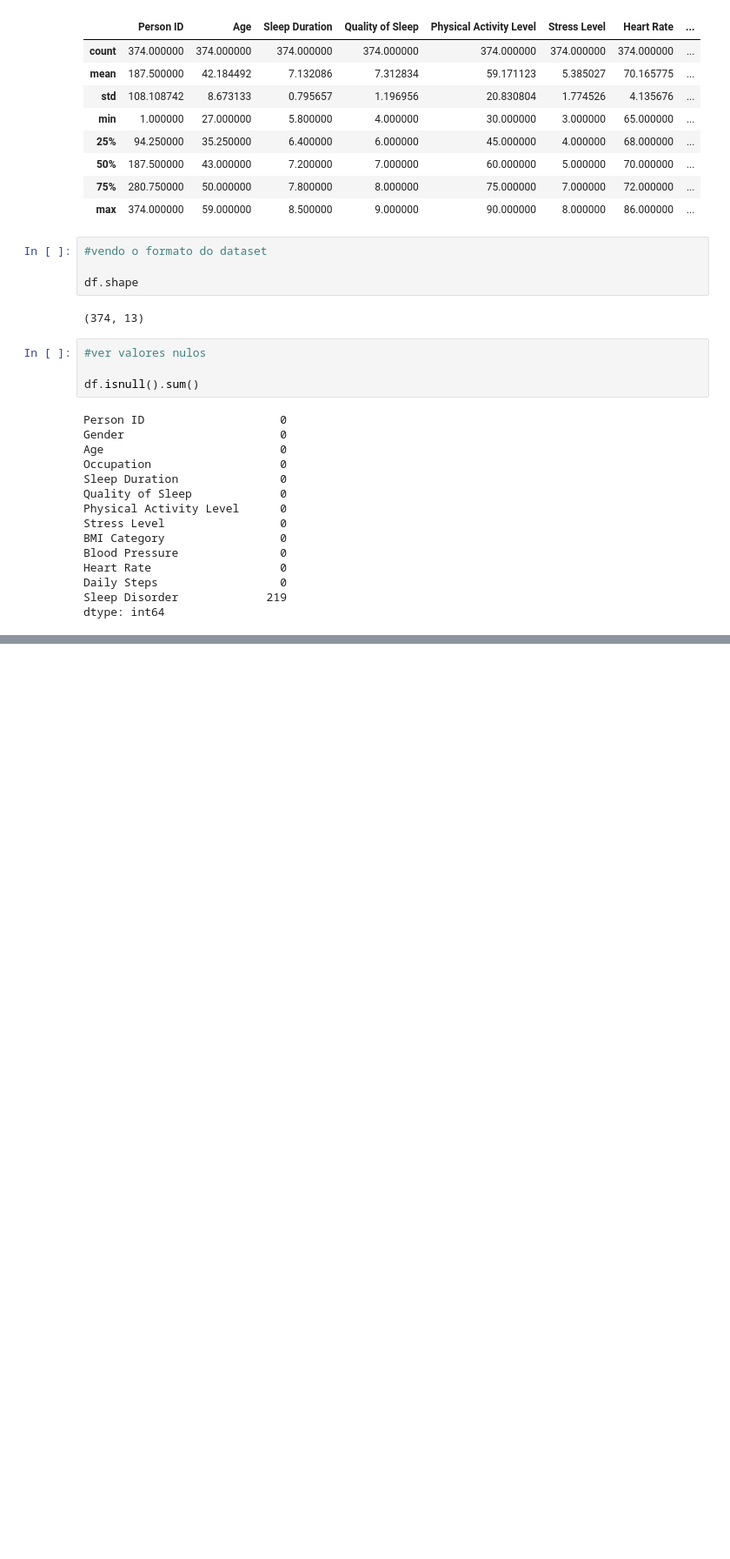
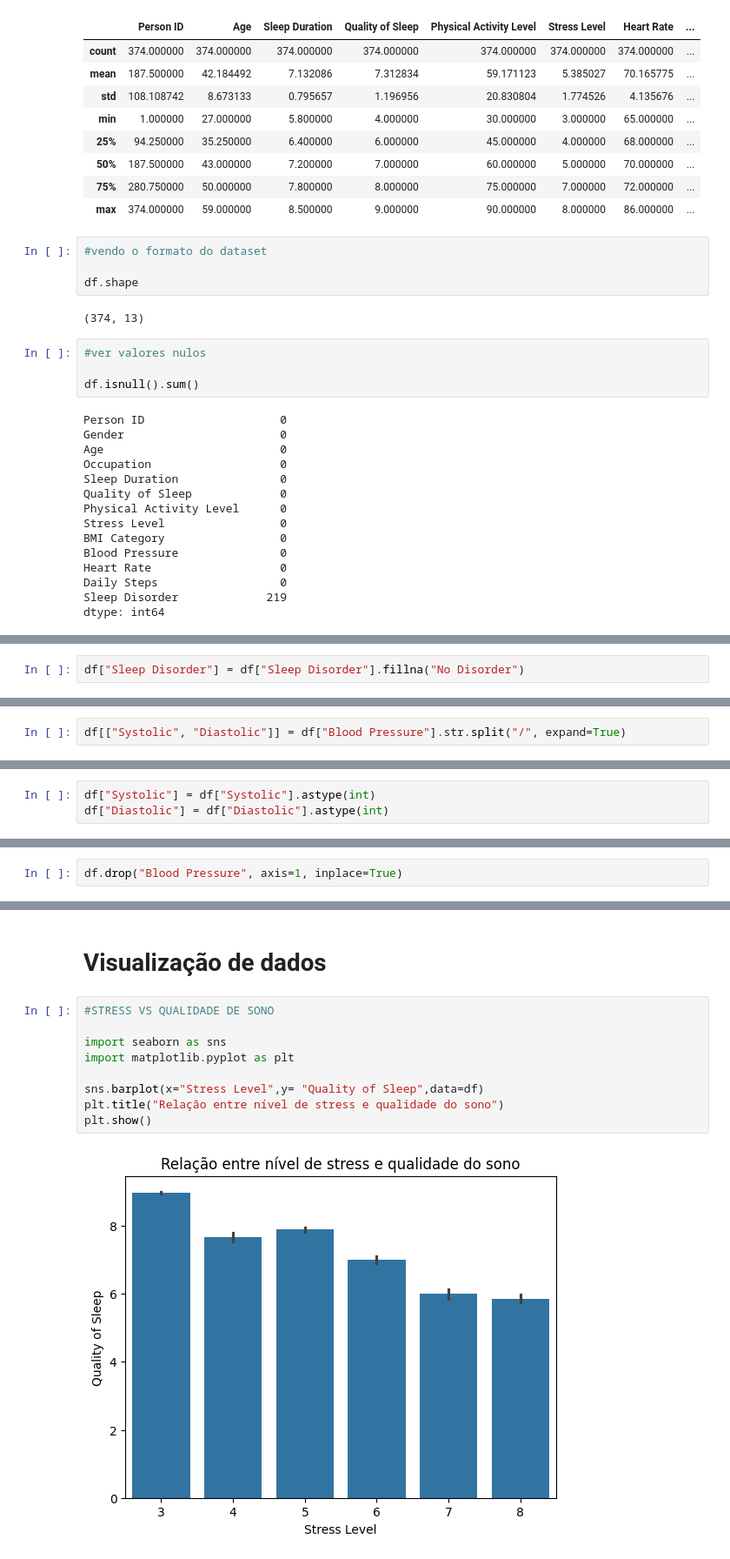
Before and after one commit to AgathaAlmeida7/analise-de-habitos-bem-estar, a Jupyter notebook: notebooks/01_exploracao_inicial.ipynb, the cells around one changed output, grey strips where cells are left out. Shown at 87% size. Saved outputs shown, nothing was run; the diff lists cells and outputs as text; blank space fills up the shorter version.

Commit message:
Feat: conclusão do projeto de analise de dados incluindo limpeza, exploracao, visualizacao e sorytelling sobre fatores que influenciam a qualidade do sono

```diff
--- a/notebooks/01_exploracao_inicial.ipynb
+++ b/notebooks/01_exploracao_inicial.ipynb
@@ -108,0 +129,2 @@ dtype: int64
+# %%
+df["Sleep Disorder"] = df["Sleep Disorder"].fillna("No Disorder")
@@ -108,0 +148,2 @@ dtype: int64
+# %%
+df[["Systolic", "Diastolic"]] = df["Blood Pressure"].str.split("/", expand=True)
@@ -108,0 +159,3 @@ dtype: int64
+# %%
+df["Systolic"] = df["Systolic"].astype(int)
+df["Diastolic"] = df["Diastolic"].astype(int)
@@ -108,0 +181,2 @@ dtype: int64
+# %%
+df.drop("Blood Pressure", axis=1, inplace=True)
@@ -108,0 +313,13 @@ dtype: int64
+# %% [markdown]
+# Visualização de dados
+# %%
+#STRESS VS QUALIDADE DE SONO
+
+import seaborn as sns
+import matplotlib.pyplot as plt
+
+sns.barplot(x="Stress Level",y= "Quality of Sleep",data=df)
+plt.title("Relação entre nível de stress e qualidade do sono")
+plt.show()
+# %% [output]
+[figure, added]
```
Also changed, not shown: parts of 35 cells of this notebook, 2 other files.
